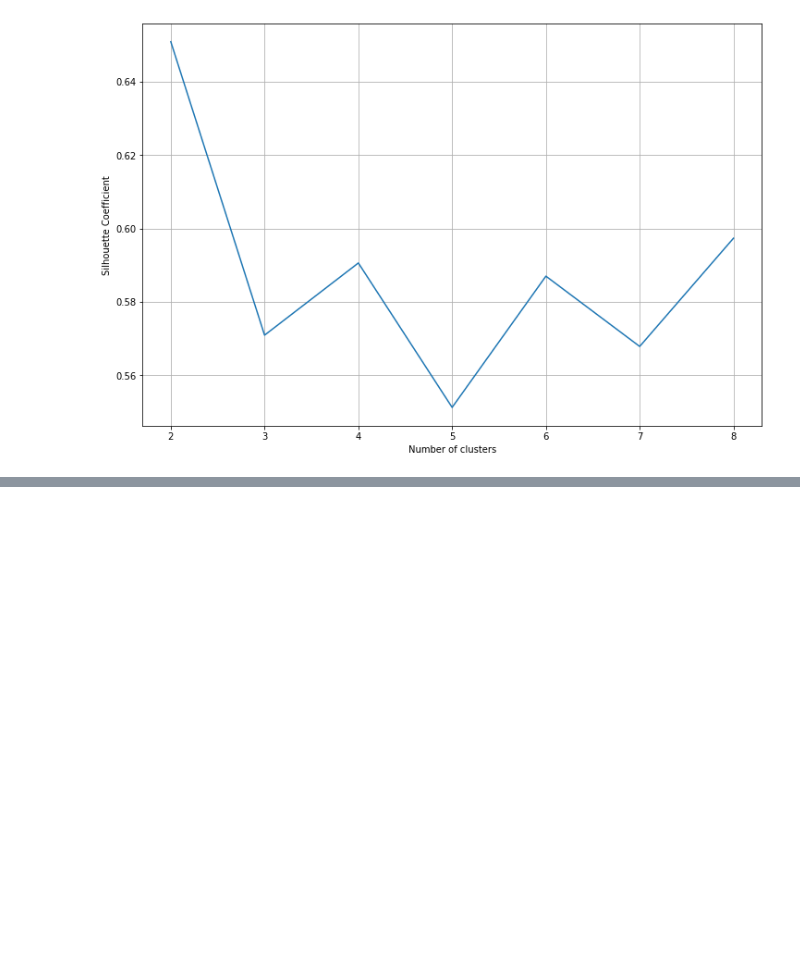
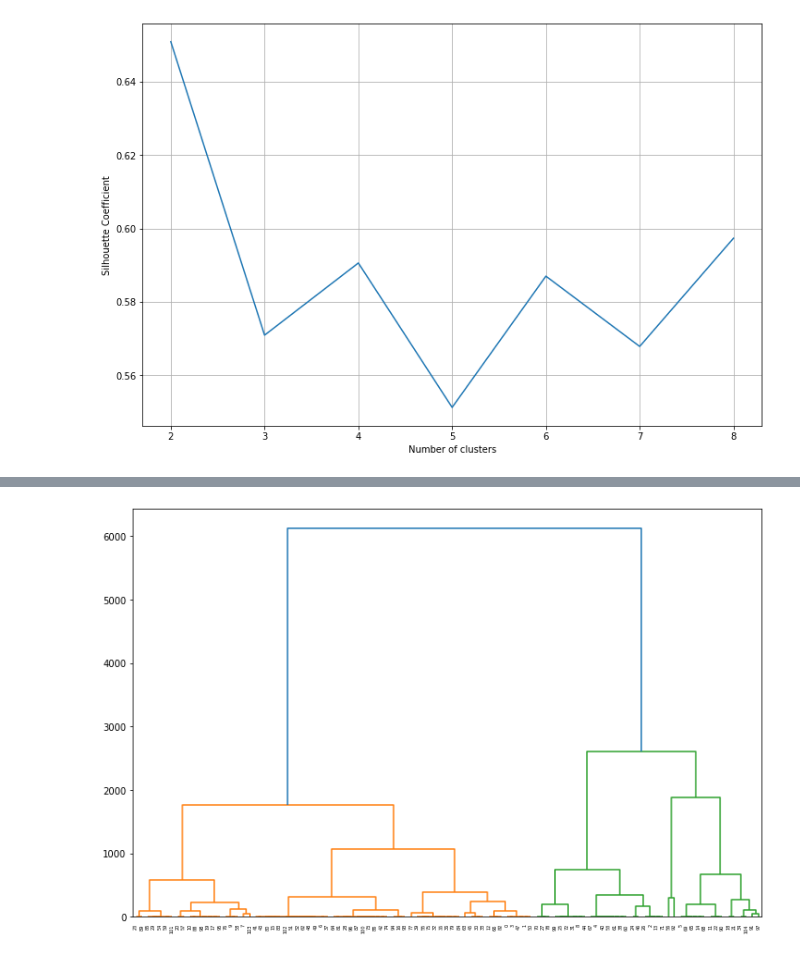
Before and after one commit to Nakulpradeep94/-ZOMATO-RESTAURANT-CLUSTERING-AND-SENTIMENT-ANALYSIS, a Jupyter notebook: ZOMATO_RESTAURANT_CLUSTERING_AND_SENTIMENT_ANALYSIS.ipynb, the cells around one changed output, grey strips where cells are left out. Saved outputs shown, nothing was run; the diff lists cells and outputs as text; code cells hidden in the pictures; blank space fills up the shorter version.

```diff
--- a/ZOMATO_RESTAURANT_CLUSTERING_AND_SENTIMENT_ANALYSIS.ipynb
+++ b/ZOMATO_RESTAURANT_CLUSTERING_AND_SENTIMENT_ANALYSIS.ipynb
@@ -451,0 +610,8 @@ plt.show()
+# %%
+heirarch_df=cluster_df.iloc[:,0:-1]
+# %%
+from sklearn.cluster import AgglomerativeClustering
+import scipy.cluster.hierarchy as sch
+dendrogram = sch.dendrogram(sch.linkage(heirarch_df.iloc[:,1:], method='ward'))
+# %% [output]
+[figure, added]
```
Also changed, not shown: parts of 35 cells of this notebook.
